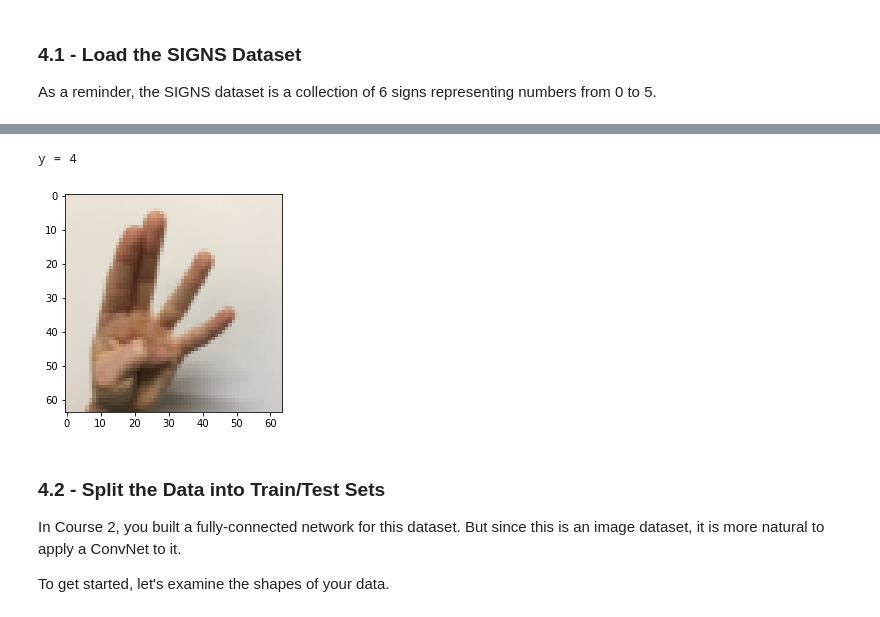
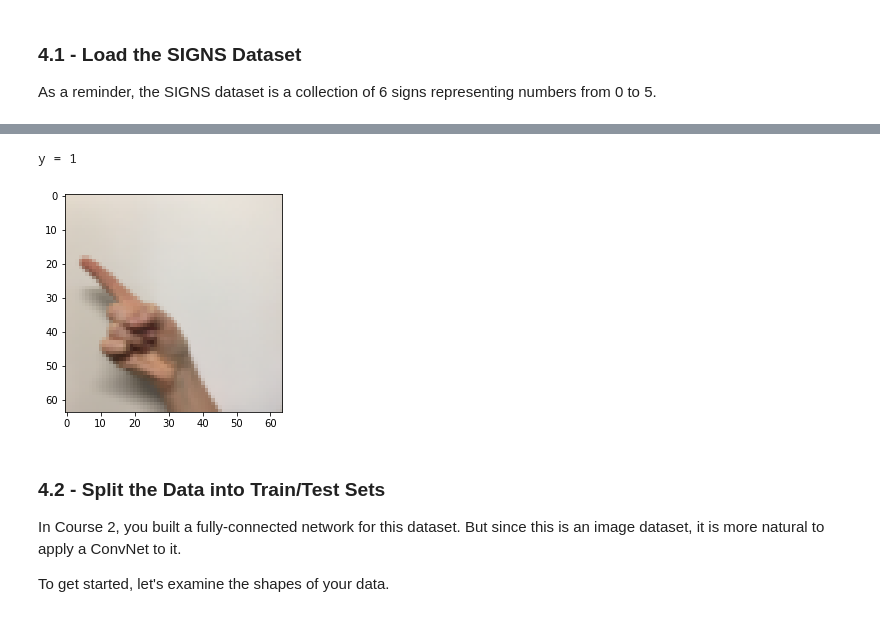
Before and after one commit to anhtuan23/coursera-deep-learning-specialization, a Jupyter notebook: C4 - Convolutional Neural Networks/Week 1/Convolution_model_Application.ipynb, the cells around one changed output, grey strips where cells are left out. Drawn from its saved outputs; the diff is of its cells as text; code cells hidden in the pictures.

```diff
--- a/C4 - Convolutional Neural Networks/Week 1/Convolution_model_Application.ipynb
+++ b/C4 - Convolutional Neural Networks/Week 1/Convolution_model_Application.ipynb
@@ -293,12 +298,12 @@ X_train_orig, Y_train_orig, X_test_orig, Y_test_orig, classes = load_signs_datas
 The next cell will show you an example of a labelled image in the dataset. Feel free to change the value of `index` below and re-run to see different examples.
 # %%
 # Example of an image from the dataset
-index = 9
+index = 7
 plt.imshow(X_train_orig[index])
 print ("y = " + str(np.squeeze(Y_train_orig[:, index])))
 # %% [output]
-y = 4
+y = 1
-[figure, old version]
+[figure, new version]
 # %% [markdown]
 <a name='4-2'></a>
 ### 4.2 - Split the Data into Train/Test Sets
```
Also changed, not shown: parts of 9 cells of this notebook, 1 other file.
